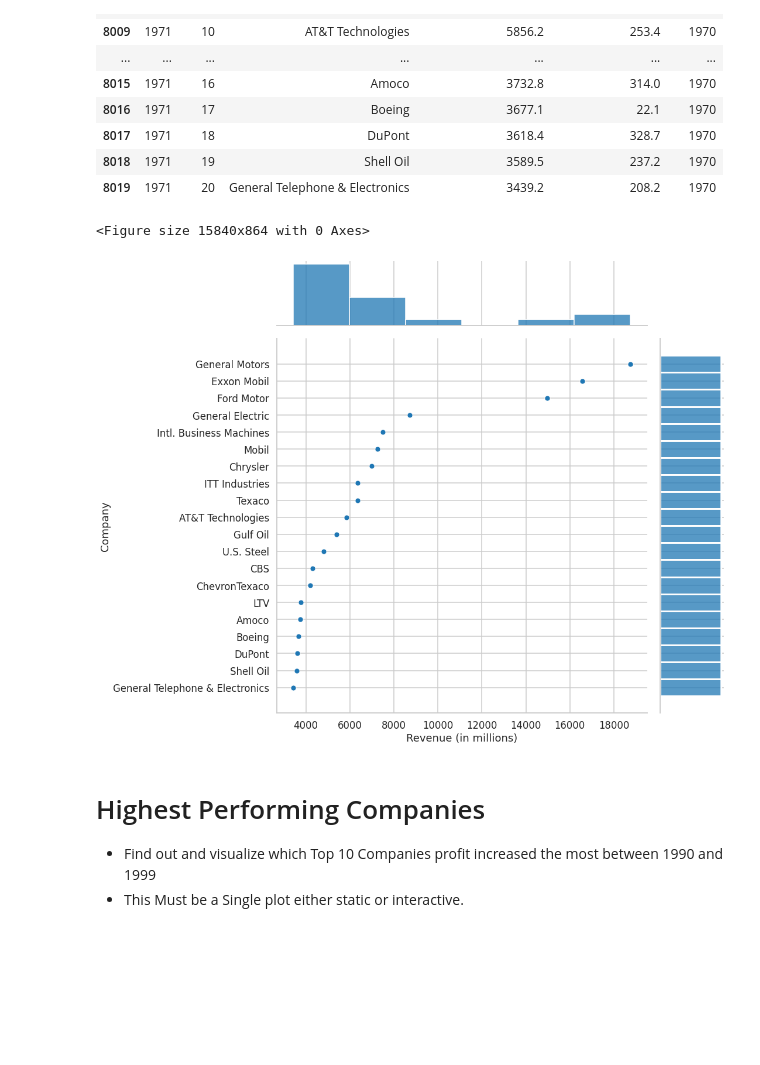
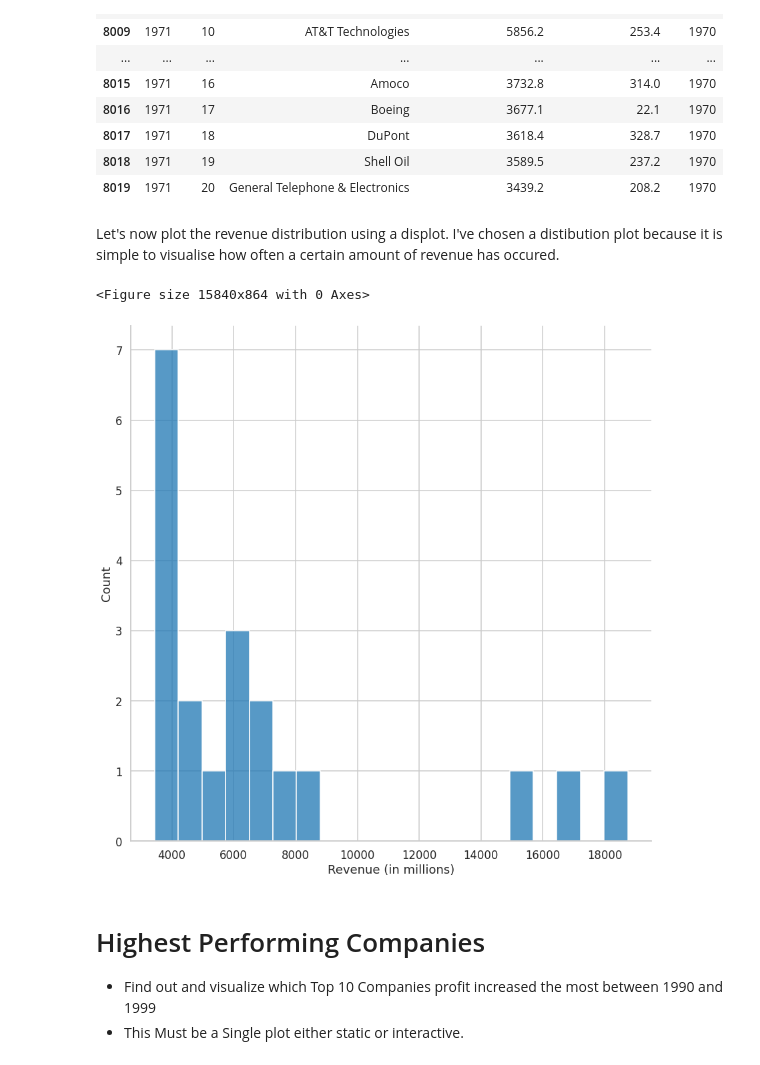
Before and after one commit to sean-halpin/data_vis, a Jupyter notebook: data_vis.ipynb, the cells around one changed output. Cells and saved outputs as stored; diff of their text form; code cells hidden in the pictures; blank space fills up the shorter version.

```diff
--- a/data_vis.ipynb
+++ b/data_vis.ipynb
@@ -241,13 +275,16 @@ rev_top20
 | 8017 | 1971 | 18 | DuPont | 3618.4 | 328.7 | 1970 |
 | 8018 | 1971 | 19 | Shell Oil | 3589.5 | 237.2 | 1970 |
 | 8019 | 1971 | 20 | General Telephone & Electronics | 3439.2 | 208.2 | 1970 |
+# %% [markdown]
+Let's now plot the revenue distribution using a displot.
+I've chosen a distibution plot because it is simple to visualise how often a certain amount of revenue has occured.
 # %%
 import seaborn as sns
 plt.figure(figsize=(220,12))
-_ = sns.jointplot(x = "Revenue (in millions)", y = "Company", data = rev_top20, height=12)
+_ = sns.displot(x="Revenue (in millions)", multiple="dodge",data = rev_top20, bins=20, height=12)
 # %% [output]
 <Figure size 15840x864 with 0 Axes>
-[figure, old version]
+[figure, new version]
 # %% [markdown]
 # Highest Performing Companies
 
```
Also changed, not shown: parts of 29 cells of this notebook.
